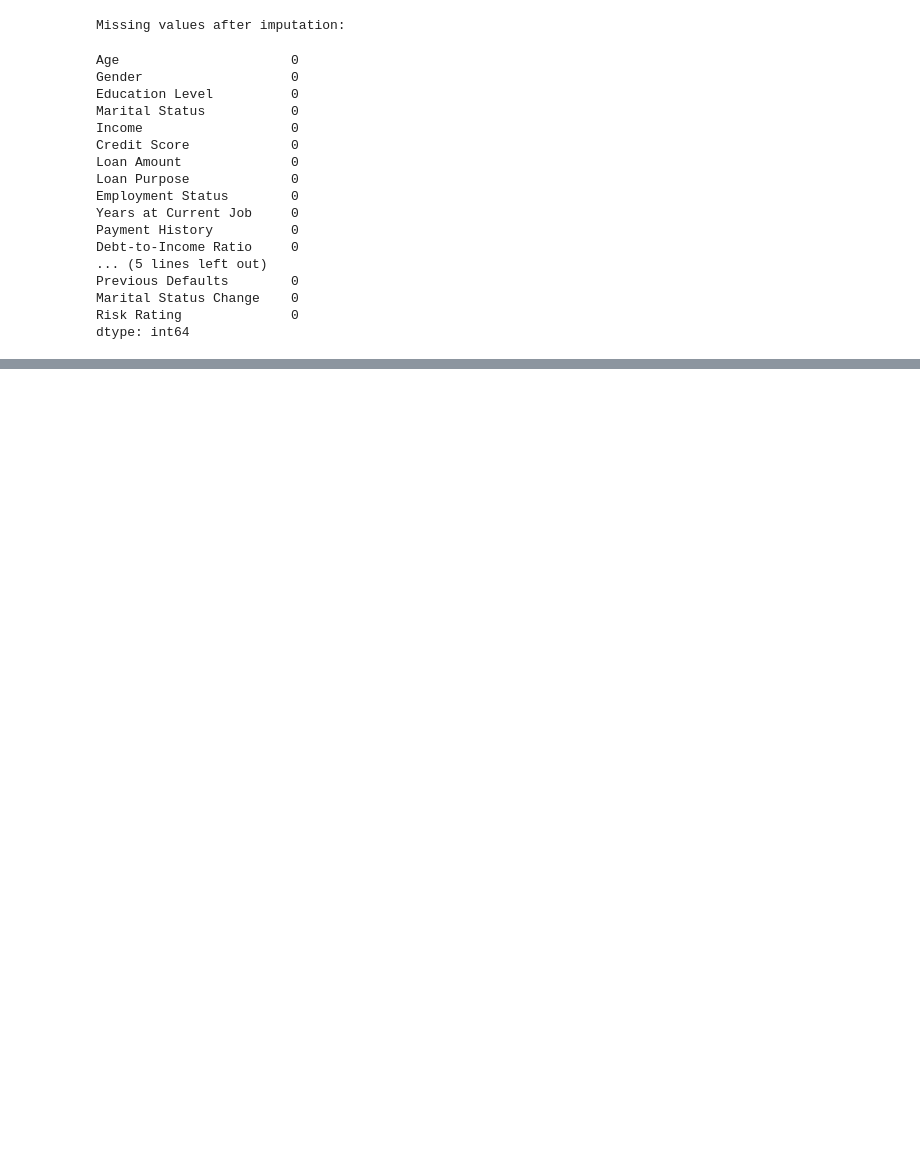
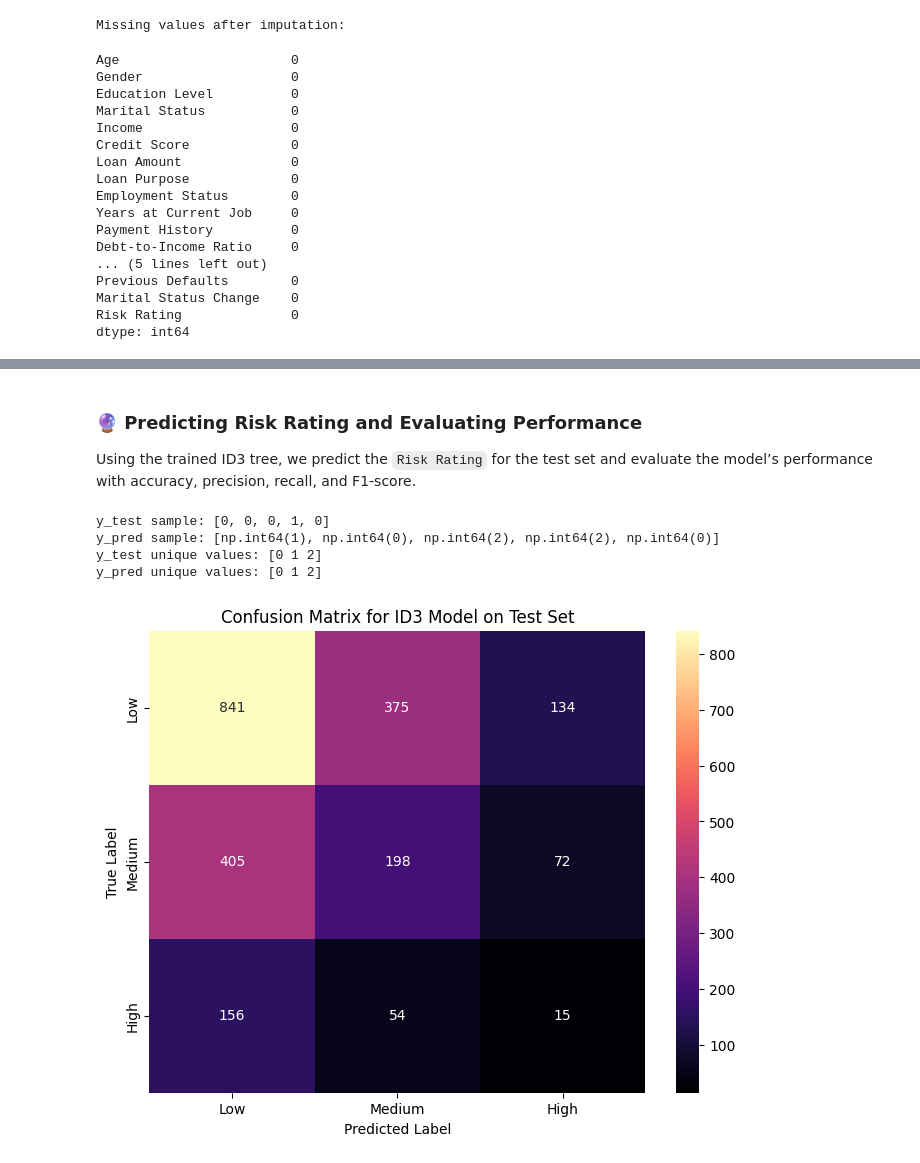
Before and after one commit to merttcetn/ML-PA2, a Jupyter notebook: assignment2.ipynb, the cells around one changed output, grey strips where cells are left out. Cells and saved outputs as stored; diff of their text form; code cells hidden in the pictures; blank space fills up the shorter version.

```diff
--- a/assignment2.ipynb
+++ b/assignment2.ipynb
@@ -245,19 +266,0 @@ def accuracy(y_true, y_pred):
-# %%
-features = list(X_train.columns)
-target = "Risk Rating Encoded"
-
-# Combine X_train and y_train into a single DataFrame
-train_data = X_train.copy()
-train_data[target] = y_train
-
-# Build the decision tree
-tree = id3(train_data, features, target, max_depth=50)  # You can change max_depth
-# %%
-# Tahminleri yap
-y_pred = predict(tree, X_test)
-
-# -1 varsa onları çıkaralım (bilinmeyen dal değerleri olabilir)
-valid_idx = y_pred != -1
-test_acc = accuracy(y_test[valid_idx], y_pred[valid_idx])
-
-print(f"🌟 Test Accuracy: {test_acc:.4f}")
@@ -265,0 +437,61 @@ print(f"🌟 Test Accuracy: {test_acc:.4f}")
+# %% [markdown]
+### **🔮 Predicting Risk Rating and Evaluating Performance**
+
+Using the trained ID3 tree, we predict the `Risk Rating` for the test set and evaluate the model’s performance with accuracy, precision, recall, and F1-score.
+# %%
+from sklearn.metrics import confusion_matrix # Allowed by assignment
+import matplotlib.pyplot as plt
+import seaborn as sns
+
+# Predict function (robust version)
+def predict(node, sample):
+    """Predict the label for a sample by traversing the decision tree."""
+    if node.label is not None:
+        return node.label
+    feature_value = sample[node.feature]
+    if feature_value in node.children:
+        return predict(node.children[feature_value], sample)
+    else:
+        # Fallback: Return the most common label from y_train
+        return y_train.mode()[0]
+
+# Make predictions on the test set
+y_pred = [predict(tree, X_test.iloc[i]) for i in range(len(X_test))]
+
+# Check consistency of y_test and y_pred
+print("y_test sample:", y_test.head().tolist())
+print("y_pred sample:", y_pred[:5])
+print("y_test unique values:", np.unique(y_test))
+print("y_pred unique values:", np.unique(y_pred))
+
+# Compute confusion matrix
+conf_matrix = confusion_matrix(y_test, y_pred)
+
+# Visualize confusion matrix
+plt.figure(figsize=(8, 6))
+sns.heatmap(conf_matrix, annot=True, fmt="d", cmap="magma",
+            xticklabels=["Low", "Medium", "High"],
+            yticklabels=["Low", "Medium", "High"])
+plt.title("Confusion Matrix for ID3 Model on Test Set")
+plt.xlabel("Predicted Label")
+plt.ylabel("True Label")
+plt.show()
+
+# Define class labels and compute metrics
+labels = np.unique(y_test)  # e.g., [0, 1, 2]
+accuracy, precision, recall, f1_score = compute_metrics(y_test, y_pred, labels)
+
+# Print results
+print(f"\nTest Set Accuracy: {accuracy:.4f}")
+print("\nMetrics by Class:")
+for label in labels:
+    print(f"Class '{label}' (Low={0}, Medium={1}, High={2}):")
+    print(f"  Precision: {precision[label]:.4f}")
+    print(f"  Recall: {recall[label]:.4f}")
+    print(f"  F1-Score: {f1_score[label]:.4f}")
+# %% [output]
+y_test sample: [0, 0, 0, 1, 0]
+y_pred sample: [np.int64(1), np.int64(0), np.int64(2), np.int64(2), np.int64(0)]
+y_test unique values: [0 1 2]
+y_pred unique values: [0 1 2]
+[figure, added]
```
Also changed, not shown: parts of 27 cells of this notebook.
